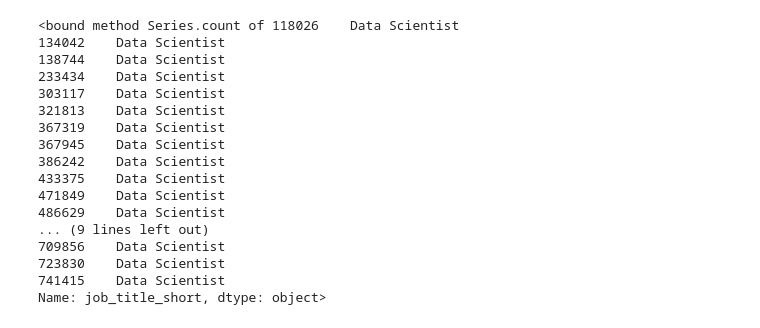
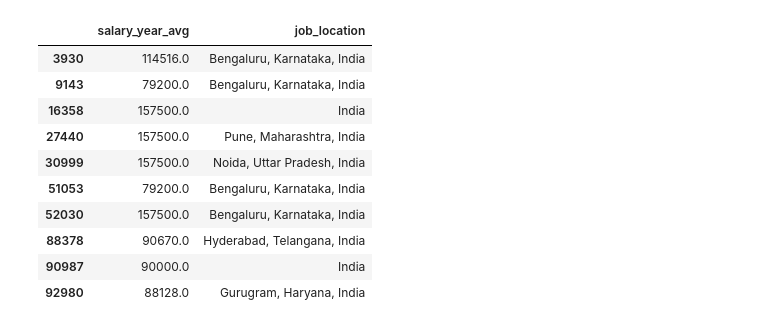
Before and after one commit to Pushkar-Taneja/Data-science-course, a Jupyter notebook: Project.ipynb/Job_Analysis_India.ipynb, the cells around one changed output. Cells and saved outputs as stored; diff of their text form; code cells hidden in the pictures.

```diff
--- a/Project.ipynb/Job_Analysis_India.ipynb
+++ b/Project.ipynb/Job_Analysis_India.ipynb
@@ -14,26 +14,22 @@ df['job_posted_date'] = pd.to_datetime(df['job_posted_date'])
 df['job_skills'] = df['job_skills'].apply(lambda x: ast.literal_eval(x) if pd.notna(x) else x)
 # %%
 df_India = df[(df['job_country']=='India')&(df['job_title_short'] == 'Data Scientist')]
-df_India_count = df_Google_Ind['job_title_short'].count
-df_India_count
-# %% [output]
-<bound method Series.count of 118026    Data Scientist
-134042    Data Scientist
-138744    Data Scientist
-233434    Data Scientist
-303117    Data Scientist
-321813    Data Scientist
-367319    Data Scientist
-367945    Data Scientist
-386242    Data Scientist
-433375    Data Scientist
-471849    Data Scientist
-486629    Data Scientist
-... (9 lines left out)
-709856    Data Scientist
-723830    Data Scientist
-741415    Data Scientist
-Name: job_title_short, dtype: object>
 # %%
 df_Google_Ind = df_India[df_India['company_name'] == 'Google']
-df_Google_Ind_pay = df_Google_Ind['salary_year_avg']
+df_Google_Ind = df_India.dropna(subset=['salary_year_avg'])
+
+df_Google_Ind = df_Google_Ind.explode('job_location')
+
+df_Google_Ind[['salary_year_avg', 'job_location']].head(10)
+# %% [output]
+|  | salary_year_avg | job_location |
+| 3930 | 114516.0 | Bengaluru, Karnataka, India |
+| 9143 | 79200.0 | Bengaluru, Karnataka, India |
+| 16358 | 157500.0 | India |
+| 27440 | 157500.0 | Pune, Maharashtra, India |
+| 30999 | 157500.0 | Noida, Uttar Pradesh, India |
+| 51053 | 79200.0 | Bengaluru, Karnataka, India |
+| 52030 | 157500.0 | Bengaluru, Karnataka, India |
+| 88378 | 90670.0 | Hyderabad, Telangana, India |
+| 90987 | 90000.0 | India |
+| 92980 | 88128.0 | Gurugram, Haryana, India |
```
Also changed, not shown: parts of 4 cells of this notebook, 1 other file.
